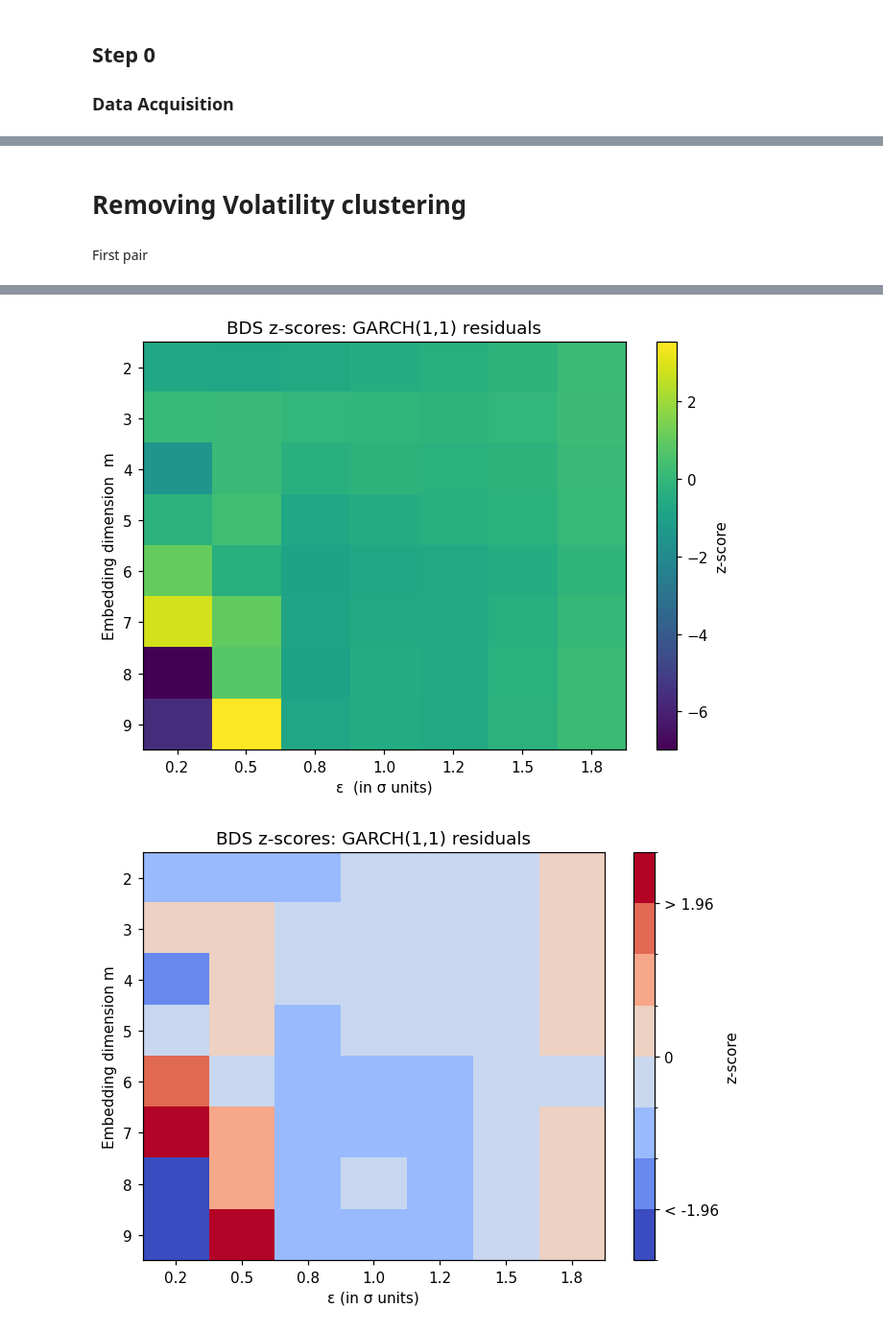
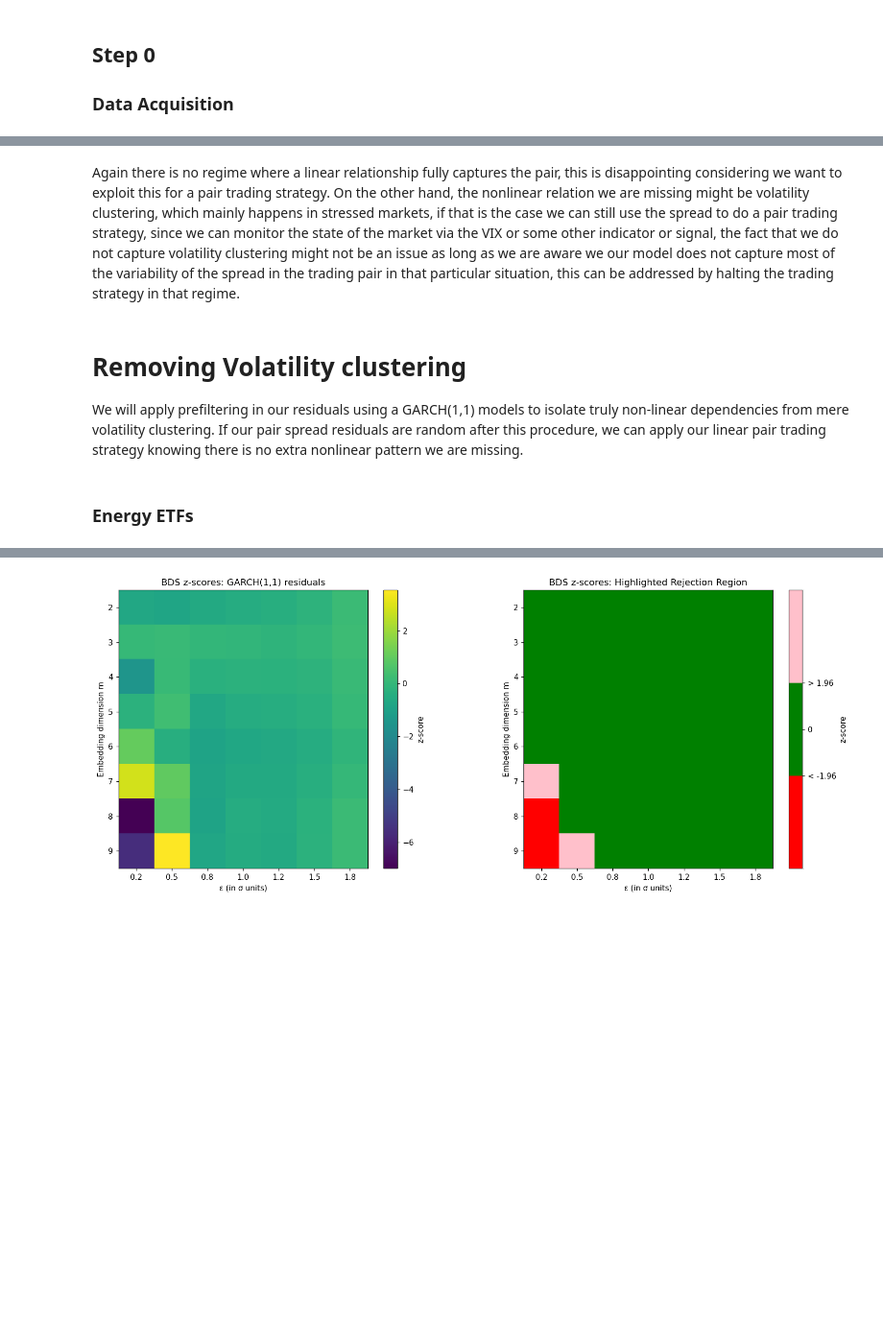
Before and after one commit to George-Creekbed/capstone_review, a Jupyter notebook: step1a.ipynb, the cells around one changed output, grey strips where cells are left out. Shown: that part at 96% size. Cells and saved outputs as stored; diff of their text form; code cells hidden in the pictures; blank space fills up the shorter version.

```diff
--- a/step1a.ipynb
+++ b/step1a.ipynb
@@ -212,7 +209,23 @@ plt.show()
+# %% [markdown]
+Again there is no regime where a linear relationship fully captures the pair,
+this is disappointing considering we want to exploit this for a pair trading
+strategy. On the other hand, the nonlinear relation we are missing might be
+volatility clustering, which mainly happens in stressed markets, if that is the
+case we can still use the spread to do a pair trading strategy, since we can
+monitor the state of the market via the VIX or some other indicator or signal,
+the fact that we do not capture volatility clustering might not be an issue as
+long as we are aware we our model does not capture most of the variability
+of the spread in the trading pair in that particular situation, this can be
+addressed by halting the trading strategy in that regime.
 # %% [markdown]
 # Removing Volatility clustering
+
+We will apply prefiltering in our residuals using a GARCH(1,1) models to isolate
+truly non-linear dependencies from mere volatility clustering. If our pair spread
+residuals are random after this procedure, we can apply our linear pair trading
+strategy knowing there is no extra nonlinear pattern we are missing.
 # %%
-def bds_residuals(ticker1,ticker2):
+def bds_residuals_garch(ticker1,ticker2):
     # OLS regression and spread
     y = rets[ticker1]
     X = sm.add_constant(rets[ticker2])
@@ -234,42 +247,22 @@ def bds_residuals(ticker1,ticker2):
             p = float(np.atleast_1d(pvals)[-1])
             rows.append({"m": m, "ε": f"{k:.1f}σ", "z": z, "p": p})
     bds_filt = pd.DataFrame(rows)
+    print(f"We obtain a p value of {bds_filt['p'].mean()}")
     return bds_filt
+def plot_reduction(piv,piv2):
+    raw_flat  = make_pivot(piv,"z").stack()
+    filt_flat = make_pivot(piv2,"z").stack()
+    reduction = (np.abs(raw_flat) - np.abs(filt_flat)).rename("Δ|z| (raw – filt)")
+    plt.figure(figsize=(12,6),dpi=110)
+    reduction.plot(kind="bar")
+    plt.title("Drop in absolute z‑score after GARCH filtering")
+    plt.xlabel("(m, ε) pair")
+    plt.ylabel("Reduction in |z|")
+    plt.tight_layout()
+    plt.show()
 # %% [markdown]
-First pair
+### Energy ETFs
 # %%
-bds_filt = bds_residuals("XLE","XOP")
-# Re‑use the two DataFrames that already exist in the notebook
-# (bds_raw and bds_filt) and make tidy pivot tables for plotting.
-
-filt_piv = make_pivot(bds_filt, "z")
-
-# 2) Heat‑map of z‑scores for GARCH‑filtered residuals
-plt.figure(dpi=110)
-plt.title("BDS z‑scores: GARCH(1,1) residuals")
-plt.imshow(filt_piv, aspect="auto")
-plt.xticks(np.arange(len(filt_piv.columns)), filt_piv.columns)
-plt.yticks(np.arange(len(filt_piv.index)),   filt_piv.index)
-plt.xlabel("ε  (in σ units)")
-plt.ylabel("Embedding dimension  m")
-plt.colorbar(label="z‑score")
-plt.tight_layout()
-plt.show()
-
-# 2) Heat-map of z-scores for GARCH-filtered residuals
-plt.figure(dpi=110)
-plt.title("BDS z-scores: GARCH(1,1) residuals")
-plt.imshow(filt_piv, aspect="auto", cmap=cmap, norm=norm)
-plt.xticks(np.arange(len(filt_piv.columns)), filt_piv.columns)
-plt.yticks(np.arange(len(filt_piv.index)), filt_piv.index)
-plt.xlabel("ε (in σ units)")
-plt.ylabel("Embedding dimension m")
-
-cbar = plt.colorbar(label="z-score")
-# Add custom ticks to the colorbar to indicate the thresholds
-cbar.set_ticks([-1.96, 0, 1.96])
-cbar.set_ticklabels(['< -1.96', '0', '> 1.96'])
-
-plt.tight_layout()
-plt.show()
+bds_energy_garch = bds_residuals_garch("XLE","XOP")
+plot_bds_heatmaps(bds_energy_garch)
 # %% [output]
@@ -277,2 +271 @@ XLE on XOP Regression beta coefficient:  0.6396327507307803
-[figure, old version]
+[figure, new version]
-[figure, removed]
```
Also changed, not shown: parts of 27 cells of this notebook.
